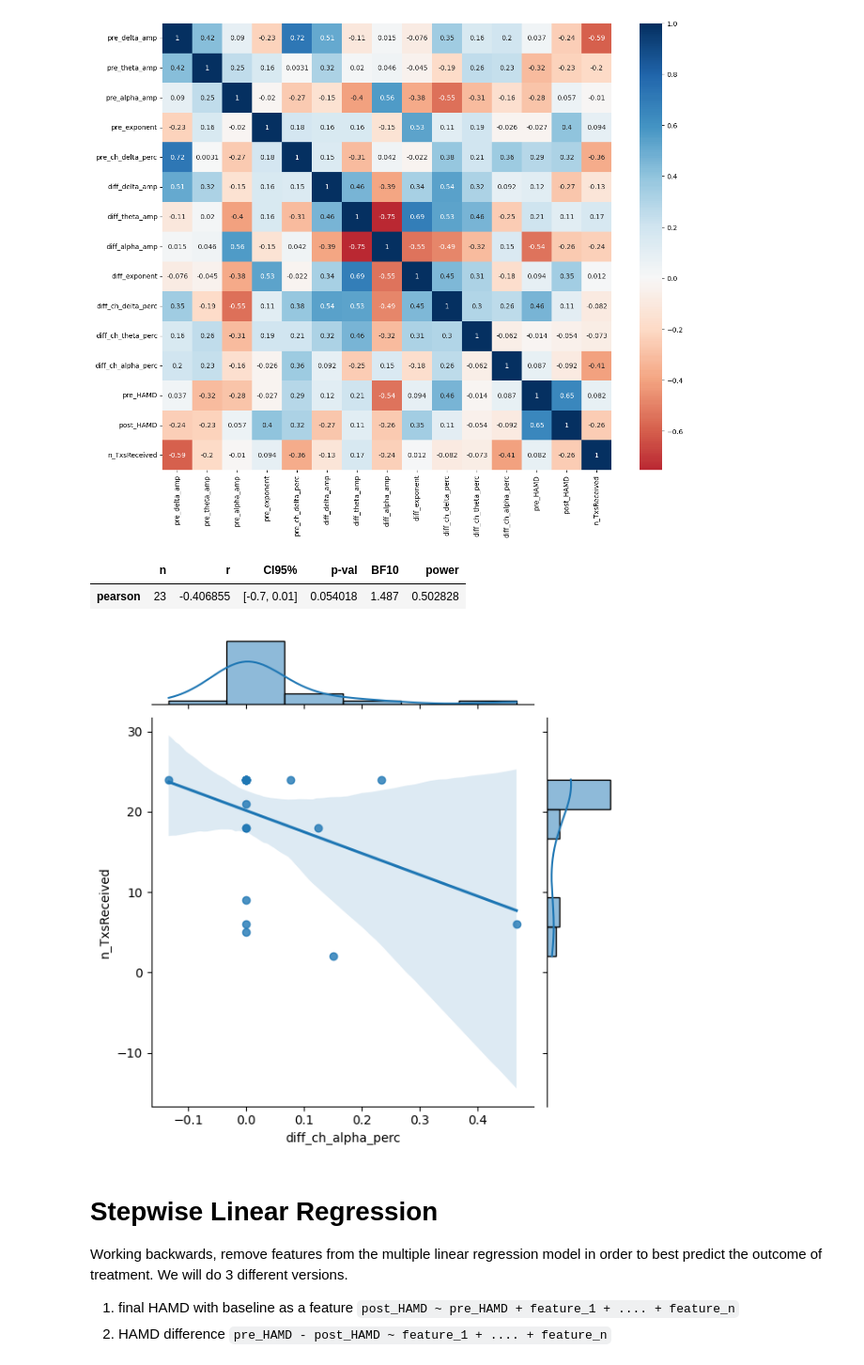
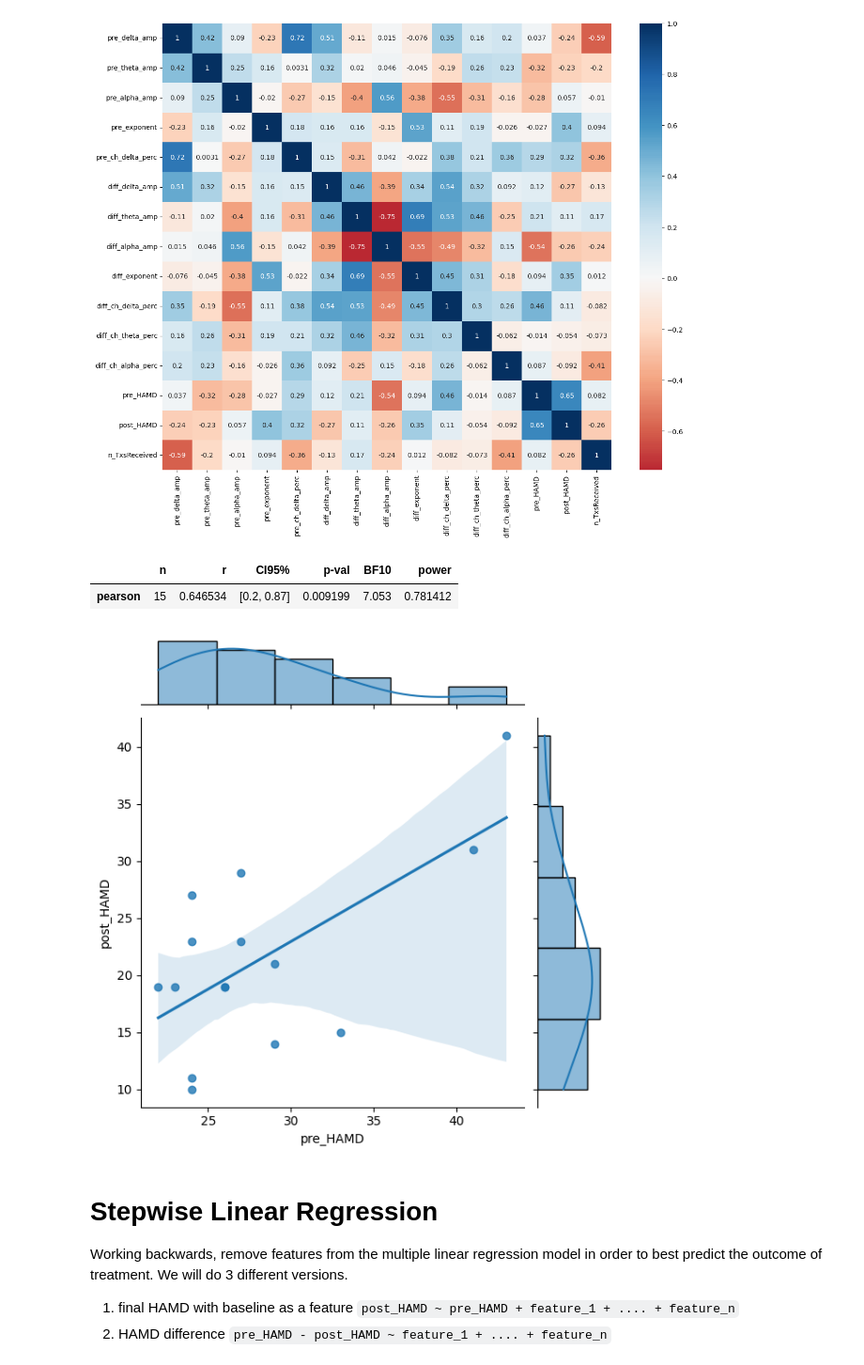
Before and after one commit to voytekresearch/ECT-MST, a Jupyter notebook: 01-MST/03-mst_clinical.ipynb, the cells around one changed output. Shown: that part at 94% size. Drawn from its saved outputs; the diff is of its cells as text; code cells hidden in the pictures.

```diff
--- a/01-MST/03-mst_clinical.ipynb
+++ b/01-MST/03-mst_clinical.ipynb
@@ -179,16 +179,16 @@ sns.heatmap(clin_eeg_df[features].corr(), cmap='RdBu', center=0, annot=True)
 <AxesSubplot:>
 [figure]
 # %%
-x = clin_eeg_df['diff_ch_alpha_perc']
-y = clin_eeg_df['n_TxsReceived']
+x = clin_eeg_df['pre_HAMD']
+y = clin_eeg_df['post_HAMD']
 
 sns.jointplot(x, y, kind="reg")
 
 corr(x,y)
 # %% [output]
 |  | n | r | CI95% | p-val | BF10 | power |
-| pearson | 23 | -0.406855 | [-0.7, 0.01] | 0.054018 | 1.487 | 0.502828 |
+| pearson | 15 | 0.646534 | [0.2, 0.87] | 0.009199 | 7.053 | 0.781412 |
-[figure, old version]
+[figure, new version]
 # %% [markdown]
 # Stepwise Linear Regression
 
```
Also changed, not shown: parts of 8 cells of this notebook, 1 other file.
